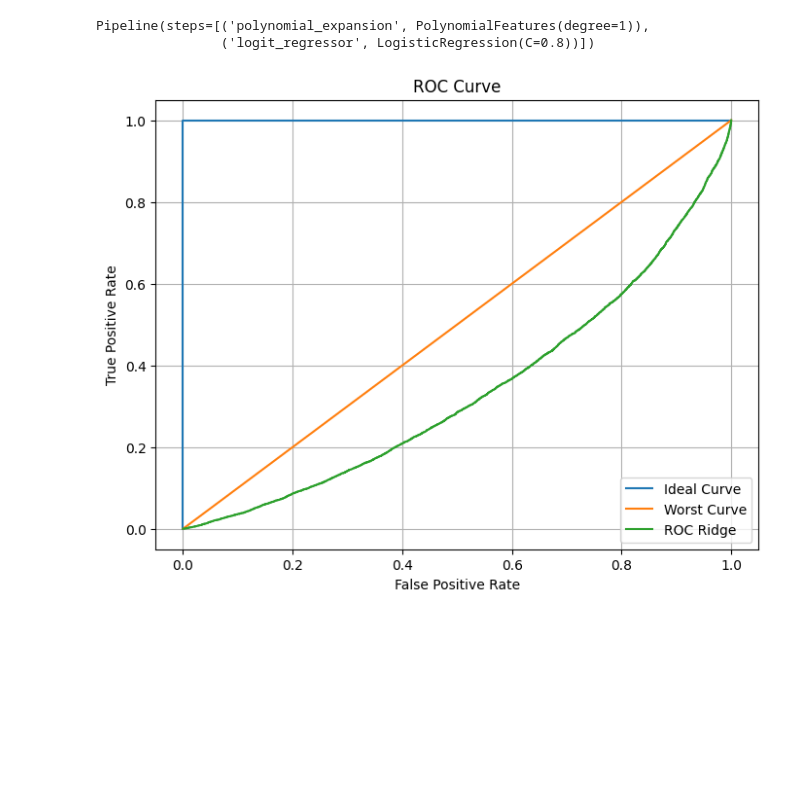
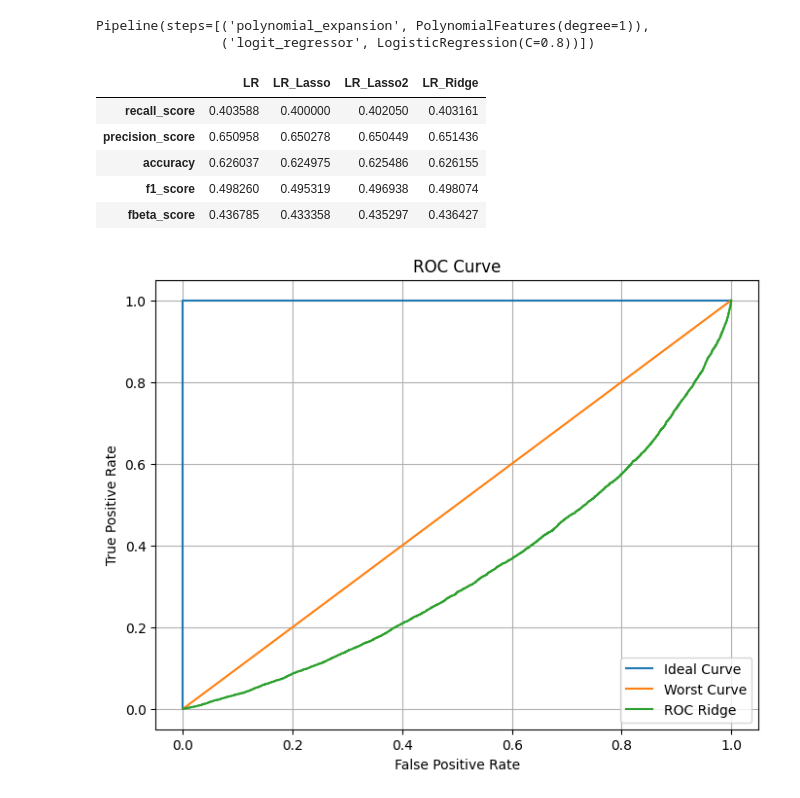
Before and after one commit to weiss25r/Data-analysis-of-diabetic-patients-readmissions-in-hospitals, a Jupyter notebook: main.ipynb, the cells around one changed output. Cells and saved outputs as stored; diff of their text form; code cells hidden in the pictures; blank space fills up the shorter version.

```diff
--- a/main.ipynb
+++ b/main.ipynb
@@ -894,6 +888,19 @@ Pipeline(steps=[('polynomial_expansion', PolynomialFeatures(degree=1)),
                 ('logit_regressor', LogisticRegression(C=0.8))])
 # %%
 pol_regr = pol_regr.fit(train_set, y_train)
+# %%
+y_pred = pol_regr.predict(test_set)
+scores_df['LR_Ridge'] = [recall_score(y_true=y_test, y_pred=y_pred), precision_score(y_true=y_test, y_pred=y_pred),
+                    accuracy_score(y_true=y_test, y_pred=y_pred), f1_score(y_true=y_test, y_pred=y_pred), fbeta_score(y_true=y_test, y_pred=y_pred, beta=2)]
+# %%
+scores_df
+# %% [output]
+|  | LR | LR_Lasso | LR_Lasso2 | LR_Ridge |
+| recall_score | 0.403588 | 0.400000 | 0.402050 | 0.403161 |
+| precision_score | 0.650958 | 0.650278 | 0.650449 | 0.651436 |
+| accuracy | 0.626037 | 0.624975 | 0.625486 | 0.626155 |
+| f1_score | 0.498260 | 0.495319 | 0.496938 | 0.498074 |
+| fbeta_score | 0.436785 | 0.433358 | 0.435297 | 0.436427 |
 # %%
 fpr, tpr, thresholds = roc_curve(y_true=y_test, y_score=pol_regr.predict_proba(test_set)[:, 0])
 worst_curve = np.linspace(0,1,100)
```
Also changed, not shown: parts of 13 cells of this notebook.
